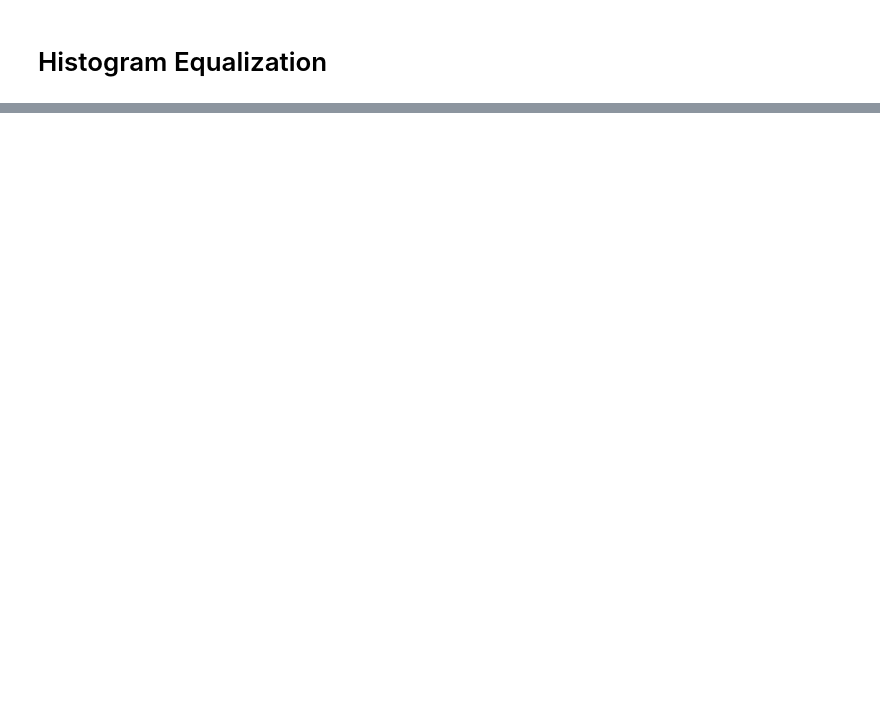
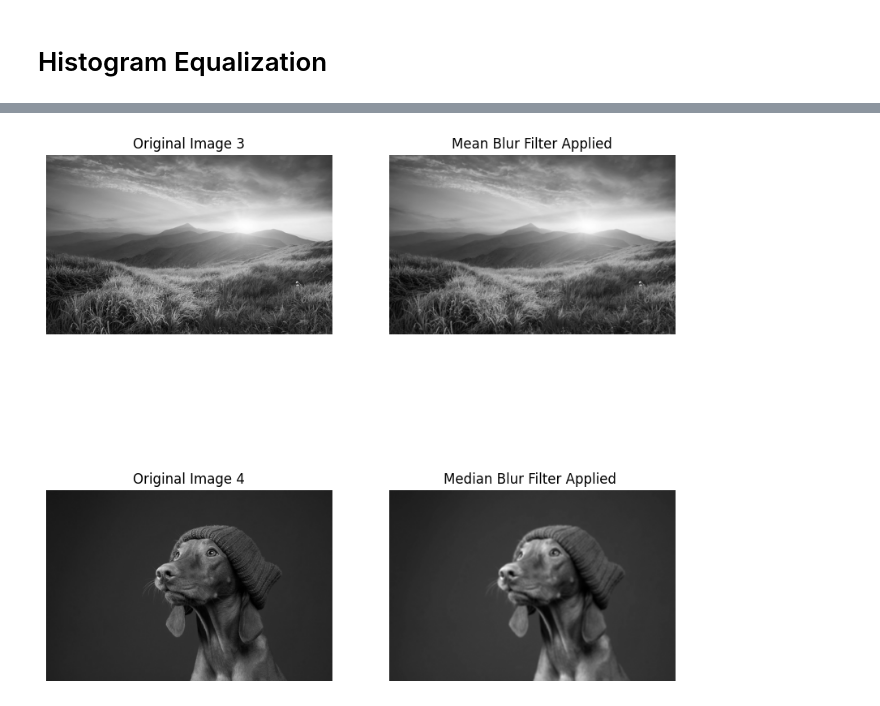
Before and after one commit to Nitincando1234/Nitin-Programming-Btech, a Jupyter notebook: Python Nitin/Image processing lab/Assignment 2/assmt2.ipynb, the cells around one changed output, grey strips where cells are left out. Saved outputs shown, nothing was run; the diff lists cells and outputs as text; code cells hidden in the pictures; blank space fills up the shorter version.

```diff
--- a/Python Nitin/Image processing lab/Assignment 2/assmt2.ipynb
+++ b/Python Nitin/Image processing lab/Assignment 2/assmt2.ipynb
@@ -9,0 +85,33 @@ ImportError: libGL.so.1: cannot open shared object file: No such file or directo
+# %%
+# Apply 3 * 3 and 5 * 5 mean filter on "image3" & "image4"
+img3 = cv2.imread("img3.png", 0)
+img4 = cv2.imread("img4.png", 0)
+
+mean_filtered3 = cv2.blur(img3, (3, 3))
+mean_filtered4 = cv2.blur(img4, (5, 5))
+
+figure = plt.figure(figsize = (10, 10))
+
+plt.subplot(221)
+plt.title("Original Image 3")
+plt.imshow(img3, cmap = "gray")
+plt.axis("off")
+
+plt.subplot(222)
+plt.title("Mean Blur Filter Applied")
+plt.imshow(mean_filtered3, cmap = "gray")
+plt.axis("off")
+
+plt.subplot(223)
+plt.title("Original Image 4")
+plt.imshow(img4, cmap = "gray")
+plt.axis("off")
+
+plt.subplot(224)
+plt.title("Median Blur Filter Applied ")
+plt.imshow(mean_filtered4, cmap = "gray")
+plt.axis("off")
+
+plt.show()
+# %% [output]
+[figure, added]
```
Also changed, not shown: parts of 8 cells of this notebook, 40 other files.
